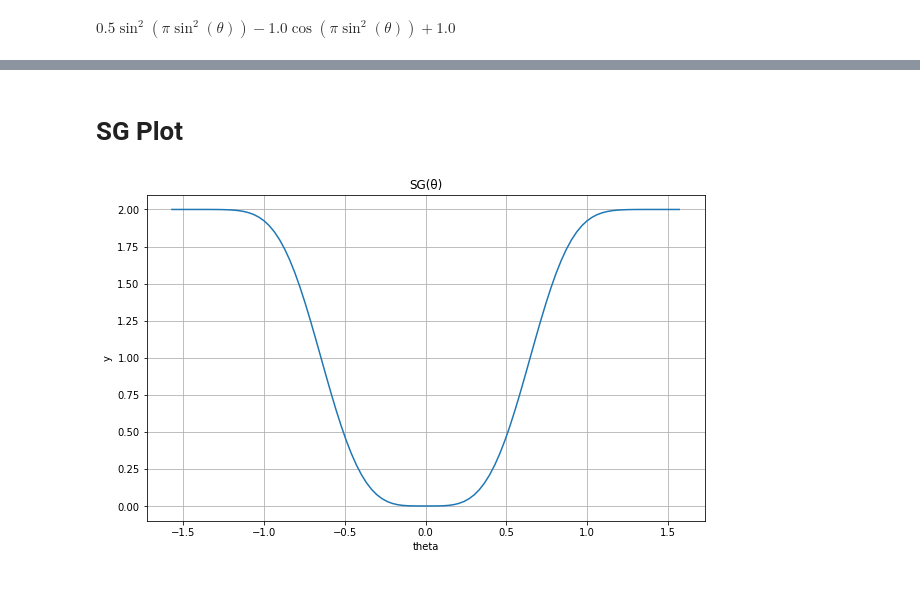
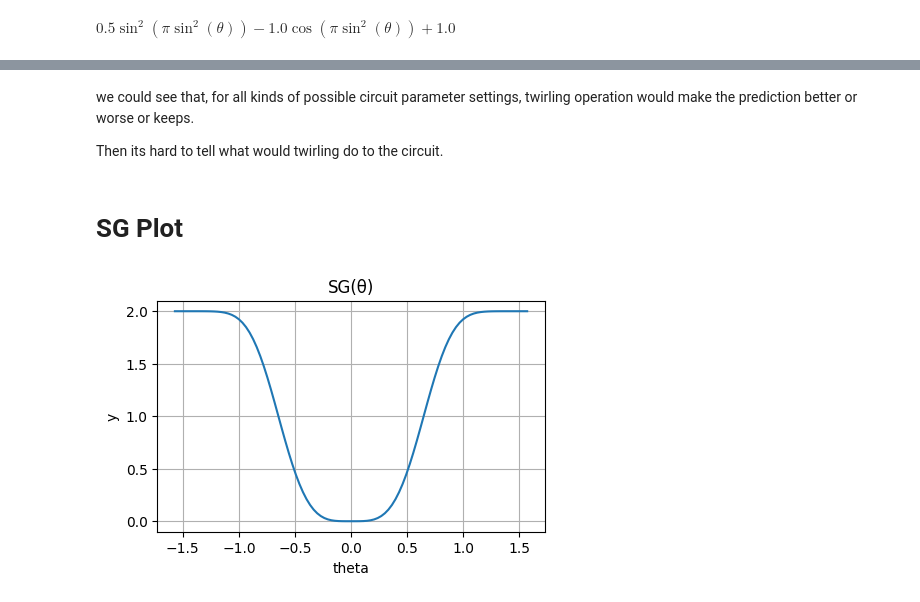
Before and after one commit to Fragecity/SymmetryQNN, a Jupyter notebook: CatDogExm/OnOffCir_2qubits1.ipynb, the cells around one changed output, grey strips where cells are left out. Saved outputs shown, nothing was run; the diff lists cells and outputs as text; code cells hidden in the pictures.

```diff
--- a/CatDogExm/OnOffCir_2qubits1.ipynb
+++ b/CatDogExm/OnOffCir_2qubits1.ipynb
@@ -161,23 +223,23 @@ $\displaystyle 0.5 \sin^{2}{\left(\pi \sin^{2}{\left(\theta \right)} \right)} -
+# %% [markdown]
+we could see that, for all kinds of possible circuit parameter settings, twirling operation would make the prediction better or worse or keeps.
+
+Then its hard to tell what would twirling do to the circuit.
 # %% [markdown]
 # SG Plot
 # %%
 import numpy as np
 import sympy as sp
 import matplotlib.pyplot as plt
-# from IPython.display import display
 
 y = sp.lambdify(theta, HS_norm, 'numpy')
-theta = np.linspace(-np.pi/2, np.pi/2, 100)  # 在区间 [-2, 2] 内创建 1000 个等间距的点
-y = y(theta)
+theta_values = np.linspace(-np.pi/2, np.pi/2, 100)  # 在区间 [-2, 2] 内创建 1000 个等间距的点
+y = y(theta_values)
 
-fig = plt.figure(figsize=(10, 6))  # 设置图像大小
-plt.plot(theta, y)  # 绘制函数图像
+fig = plt.figure(figsize=(5, 3))  # 设置图像大小
+plt.plot(theta_values, y)  # 绘制函数图像
 plt.xlabel('theta')  # 设置 x 轴标签
 plt.ylabel('y')  # 设置 y 轴标签
 plt.title('SG(θ)')  # 设置标题
 plt.grid()  # 显示网格线
-
-# display(fig)  # 显示图像
-# plt.close(fig)  # 关闭图像，防止重复显示
 # %% [output]
-[figure, old version]
+[figure, new version]
```
Also changed, not shown: parts of 10 cells of this notebook.
